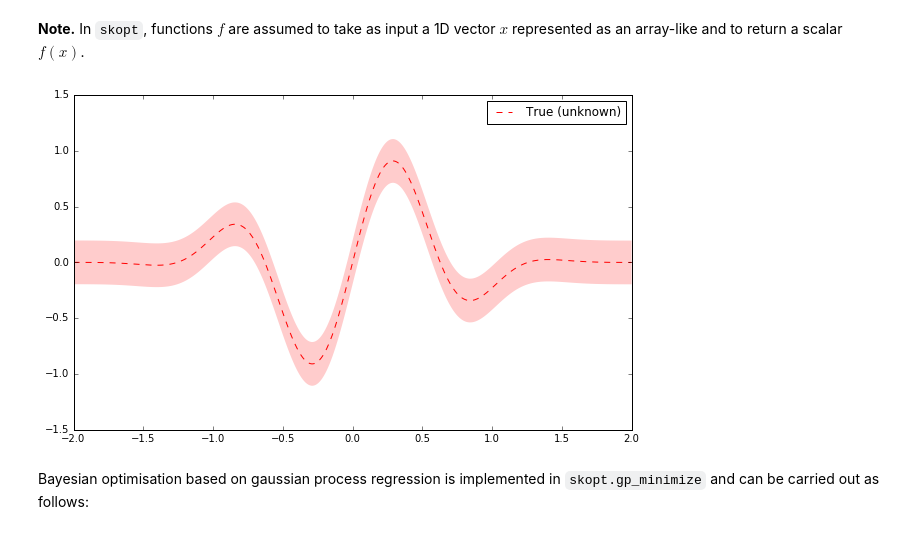
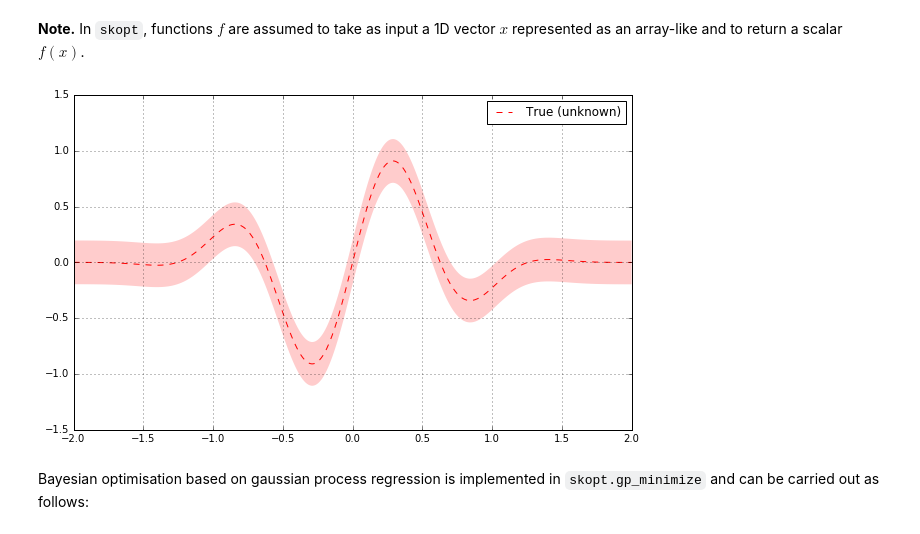
Before and after one commit to scikit-optimize/scikit-optimize, a Jupyter notebook: examples/bayesian-optimisation.ipynb, the cells around one changed output. Saved outputs shown, nothing was run; the diff lists cells and outputs as text; code cells hidden in the pictures.

```diff
--- a/examples/bayesian-optimisation.ipynb
+++ b/examples/bayesian-optimisation.ipynb
@@ -58,21 +58,19 @@ def f(x, noise_level=noise_level):
 # %% [markdown]
 **Note.** In `skopt`, functions $f$ are assumed to take as input a 1D vector $x$ represented as an array-like and to return a scalar $f(x)$.
 # %%
-def plot_f(f, noise_level):
-    # Plot f(x) + contours
-    x = np.linspace(-2, 2, 400).reshape(-1, 1)
-    fx = [f(x_i, noise_level=0.0) for x_i in x]
-    plt.plot(x, fx, "r--", label="True (unknown)")
-    plt.fill(np.concatenate([x, x[::-1]]),
-             np.concatenate(([fx_i - 1.9600 * noise_level for fx_i in fx],
-                             [fx_i + 1.9600 * noise_level for fx_i in fx[::-1]])),
-             alpha=.2, fc="r", ec="None")
-    plt.legend()
-    plt.plot()
-
-plot_f(f, noise_level)
+# Plot f(x) + contours
+x = np.linspace(-2, 2, 400).reshape(-1, 1)
+fx = [f(x_i, noise_level=0.0) for x_i in x]
+plt.plot(x, fx, "r--", label="True (unknown)")
+plt.fill(np.concatenate([x, x[::-1]]),
+         np.concatenate(([fx_i - 1.9600 * noise_level for fx_i in fx],
+                         [fx_i + 1.9600 * noise_level for fx_i in fx[::-1]])),
+         alpha=.2, fc="r", ec="None")
+plt.legend()
+plt.grid()
+plt.show()
 # %% [output]
-[figure, old version]
+[figure, new version]
 # %% [markdown]
 Bayesian optimisation based on gaussian process regression is implemented in `skopt.gp_minimize` and can be carried out as follows:
 # %%
```
Also changed, not shown: parts of 6 cells of this notebook, 5 other files.
